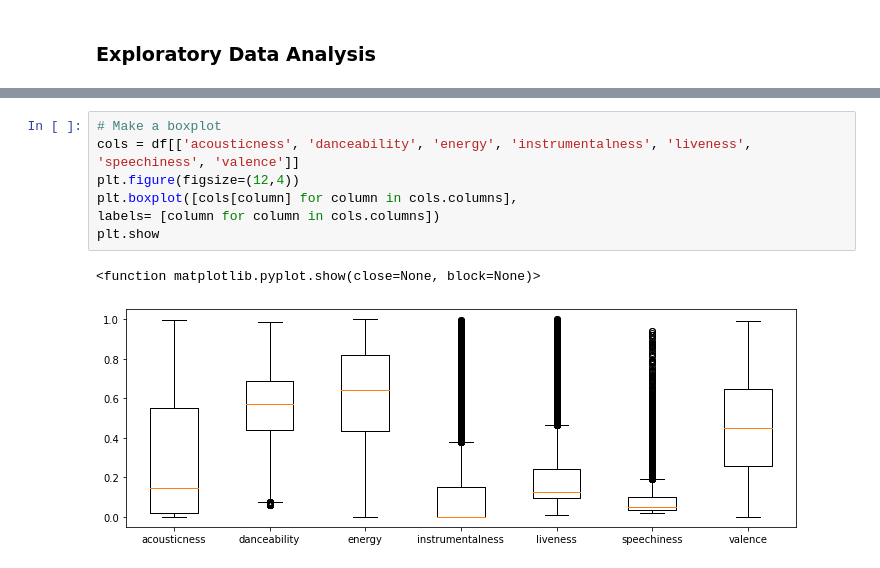
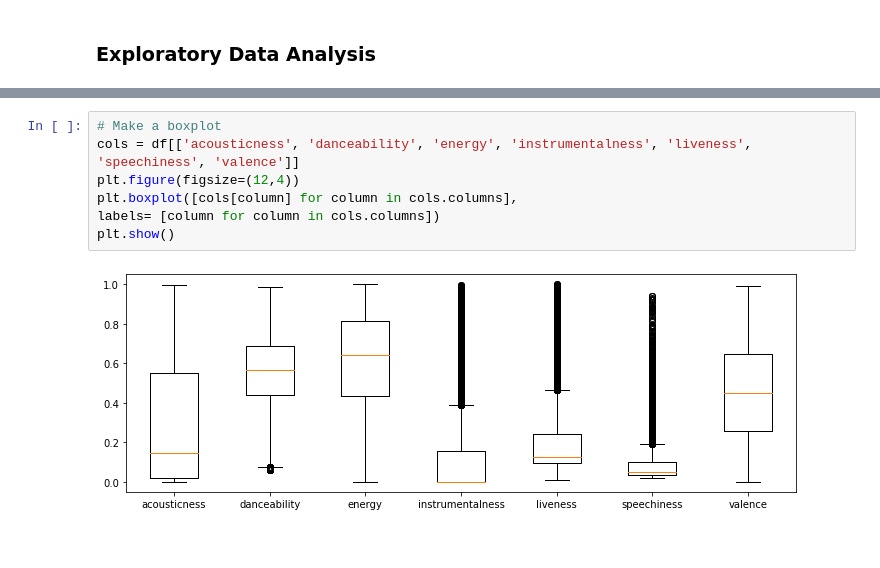
Before and after one commit to alarsen123/music-genre-classification, a Jupyter notebook: MLP2/analysis/analysis.ipynb, the cells around one changed output, grey strips where cells are left out. Saved outputs shown, nothing was run; the diff lists cells and outputs as text.

Commit message:
added some columns and graphs

```diff
--- a/MLP2/analysis/analysis.ipynb
+++ b/MLP2/analysis/analysis.ipynb
@@ -256,10 +346,9 @@ mean_filled.describe()
 # %%
 # Make a boxplot
 cols = df[['acousticness', 'danceability', 'energy', 'instrumentalness', 'liveness', 'speechiness', 'valence']]
 plt.figure(figsize=(12,4))
 plt.boxplot([cols[column] for column in cols.columns],
 labels= [column for column in cols.columns])
-plt.show
+plt.show()
 # %% [output]
-<function matplotlib.pyplot.show(close=None, block=None)>
-[figure, old version]
+[figure, new version]
```
Also changed, not shown: parts of 20 cells of this notebook.
